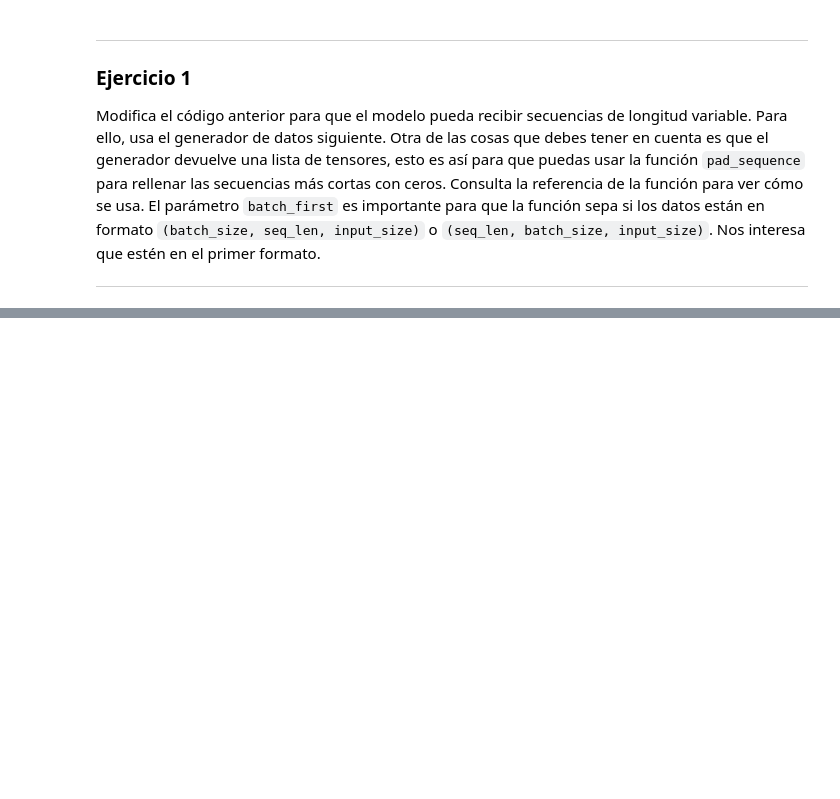
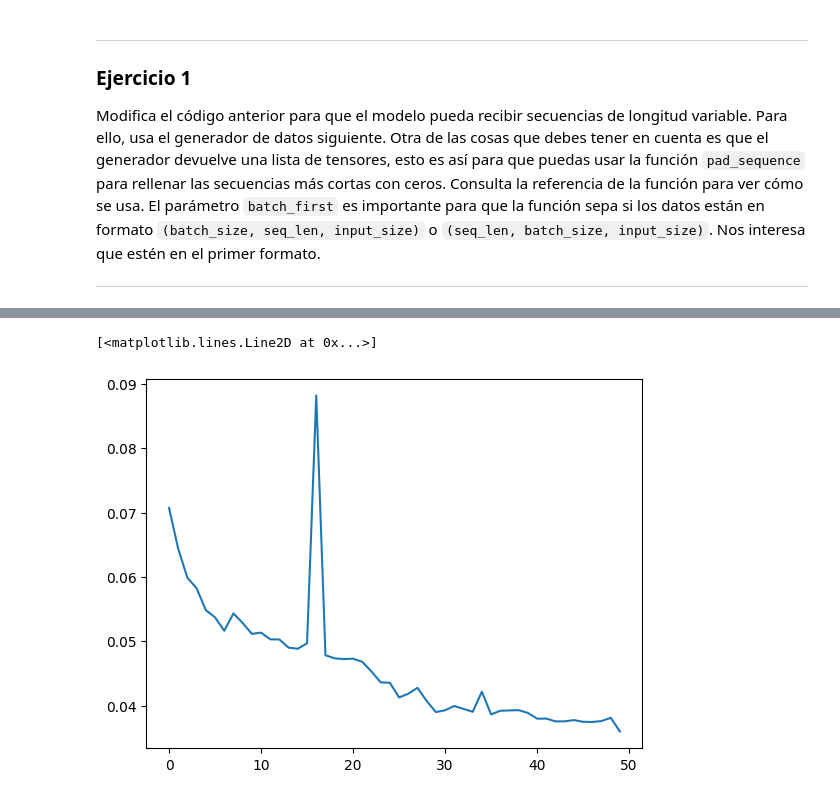
Before and after one commit to Aurora2500/ulpgc-pln, a Jupyter notebook: seq2seq/seq2seq.ipynb, the cells around one changed output, grey strips where cells are left out. Drawn from its saved outputs; the diff is of its cells as text; code cells hidden in the pictures; blank space fills up the shorter version.

```diff
--- a/seq2seq/seq2seq.ipynb
+++ b/seq2seq/seq2seq.ipynb
@@ -293,0 +294,46 @@ print(batch_out)
+# %%
+import matplotlib.pyplot as plt
+from tqdm.notebook import trange
+import torch.nn.functional as F
+
+history = []
+
+# Bucle de entrenamiento
+def train(model, optimizer, loss_fn, dg, n_epochs, batch_size):
+    pbar = trange(n_epochs)
+    for epoch in pbar:
+        total_loss = 0
+
+        optimizer.zero_grad()
+        x, y = gen.batch_to_tensor(batch_size)
+        x = pad_sequence(x, batch_first=True)
+        y = pad_sequence(y, batch_first=True, padding_side='left')
+        # print(y.size())
+        y_pred = model(x)
+        # print(y_pred.size())
+        padding_size = y.size(1) - y_pred.size(1)
+        y_next = F.pad(y_pred, (0, 0, 0, padding_size), mode='constant', value=0)
+        loss = loss_fn(y_next, y)
+        loss.backward()
+        optimizer.step()
+        total_loss += loss.item()
+        # Print the loss every 10 epochs
+        if epoch % 100 == 0:
+            pbar.set_postfix_str(f"{total_loss:.4} loss")
+            history.append(total_loss)
+
+model = Seq2Seq(input_size=len(allowed_chars), hidden_size=128, output_size=len(allowed_chars))
+
+# Definir la función de pérdida y el optimizador
+loss_fn = nn.MSELoss()
+optimizer = optim.Adam(model.parameters(), lr=0.009)
+
+# Entrenar el modelo
+dg = Generator2()
+train(model, optimizer, loss_fn, dg, 5000, 128)
+
+
+plt.plot(history, label='loss')
+# %% [output]
+[<matplotlib.lines.Line2D at 0x...>]
+[figure, added]
```
Also changed, not shown: parts of 2 cells of this notebook.
